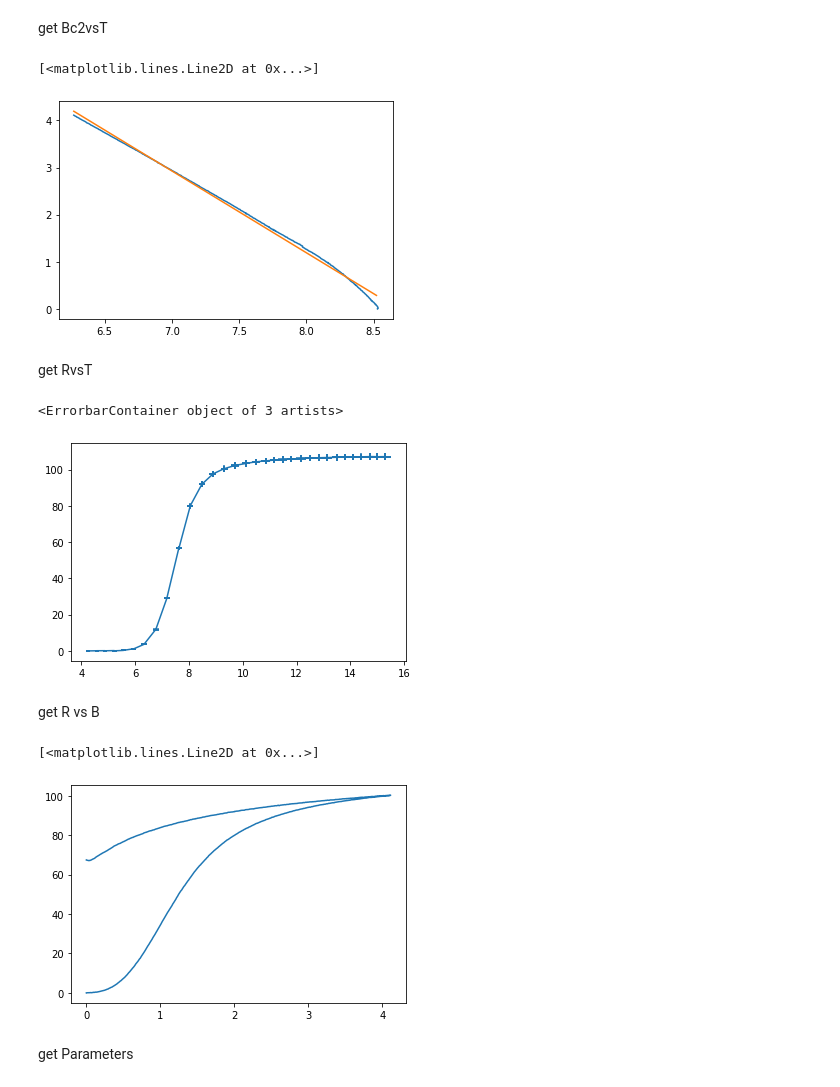
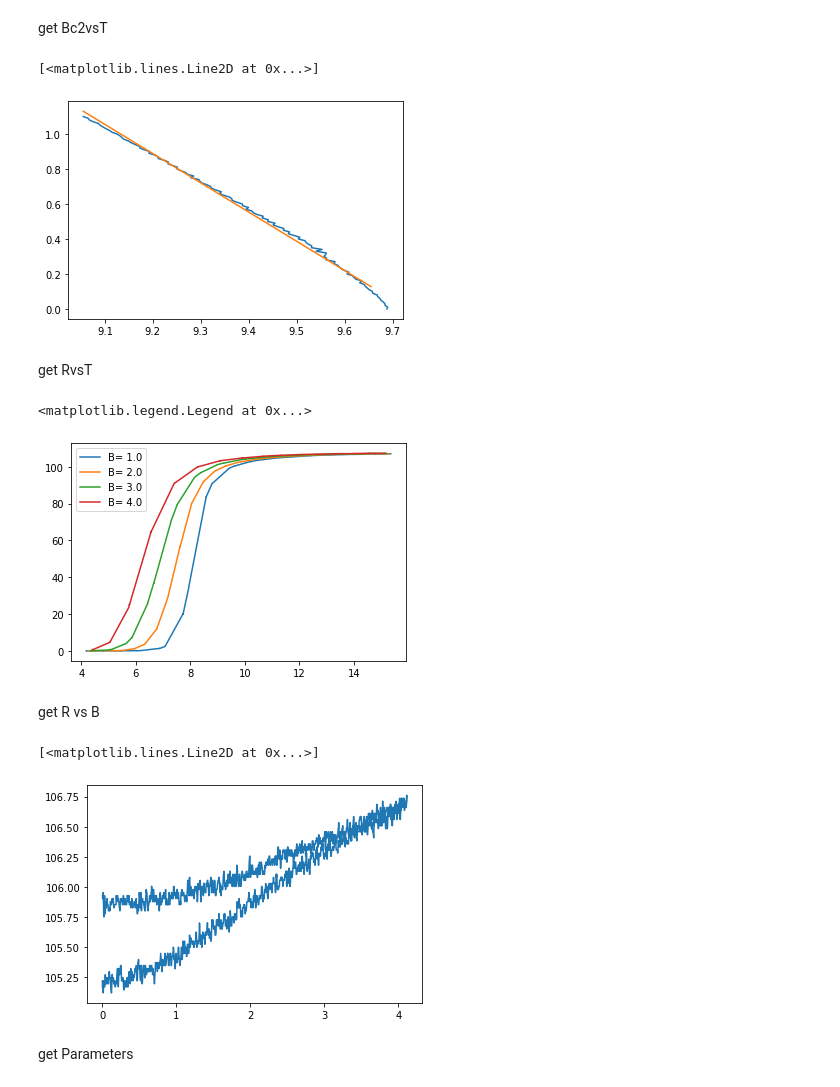
Before and after one commit to stefanstrohauer/diffusivity-module, a Jupyter notebook: Testing_diffus_package.ipynb, the cells around one changed output. Drawn from its saved outputs; the diff is of its cells as text; code cells hidden in the pictures.

```diff
--- a/Testing_diffus_package.ipynb
+++ b/Testing_diffus_package.ipynb
@@ -11,0 +44,2 @@ T2.RTfit.fit_function_type = 'richards'
+# %%
+T2=DiffusivityMeasurement('./testing_meas/200715_200218A_diffusweep-002.json')
@@ -47,13 +86,14 @@ get Bc2vsT
 %matplotlib inline
 T, Bc2 = T2.Bc2_vs_T()
 plt.plot(T, Bc2)
-T_fit, Bc2_fit = T2.Bc2vsT_fit.linear_fit()
+T_fit, Bc2_fit = T2.get_Bc2vsT_fit()
 plt.plot(T_fit, Bc2_fit)
-#print(T2.Bc2_vs_T())
+# print(T2.Bc2_vs_T())
+# print(T_fit, Bc2_fit)
 #print(T2.Bc2_vs_T(err=True))
 # %% [output]
 [<matplotlib.lines.Line2D at 0x...>]
-[figure, old version]
+[figure, new version]
 # %% [markdown]
 get RvsT
 # %%
@@ -67,31 +107,32 @@ get RvsT
 # plt.plot(*T2.R_vs_T(B=0.1))
 
 # B as list
-# B=[1,2,3,4]
-# T, R = T2.R_vs_T(B)
-# for t, r in zip(T.values(), R.values()):
-#     plt.plot(t,r)
+B=[1,2,3,4]
+T, R = T2.R_vs_T(B)
+for key, t, r in zip(T.keys(), T.values(), R.values()):
+    plt.plot(t,r, label='B= '+ str(key))
+plt.legend()
 
 # Returning errors as well
-T, R, T_err, R_err = T2.R_vs_T(B=2, err=True)
-fig = plt.figure()
-ax=fig.add_subplot(111)
-ax.errorbar(T, R, yerr=R_err, xerr=T_err)
+# T, R, T_err, R_err = T2.R_vs_T(B=1, err=True)
+# fig = plt.figure()
+# ax=fig.add_subplot(111)
+# ax.errorbar(T, R, yerr=R_err, xerr=T_err)
 
 # print(T,R)
 # print(T,R,T_err, R_err)
 # %% [output]
-<ErrorbarContainer object of 3 artists>
+<matplotlib.legend.Legend at 0x...>
-[figure, old version]
+[figure, new version]
 # %% [markdown]
 get R vs B
 # %%
 # print(T2.R_vs_B(9))
 #print(T2.R_vs_B(9, err=True))
-plt.plot(*T2.R_vs_B(5))
+plt.plot(*T2.R_vs_B(10))
 # %% [output]
 [<matplotlib.lines.Line2D at 0x...>]
-[figure, old version]
+[figure, new version]
 # %% [markdown]
 get Parameters
 # %%
```
Also changed, not shown: parts of 14 cells of this notebook.
